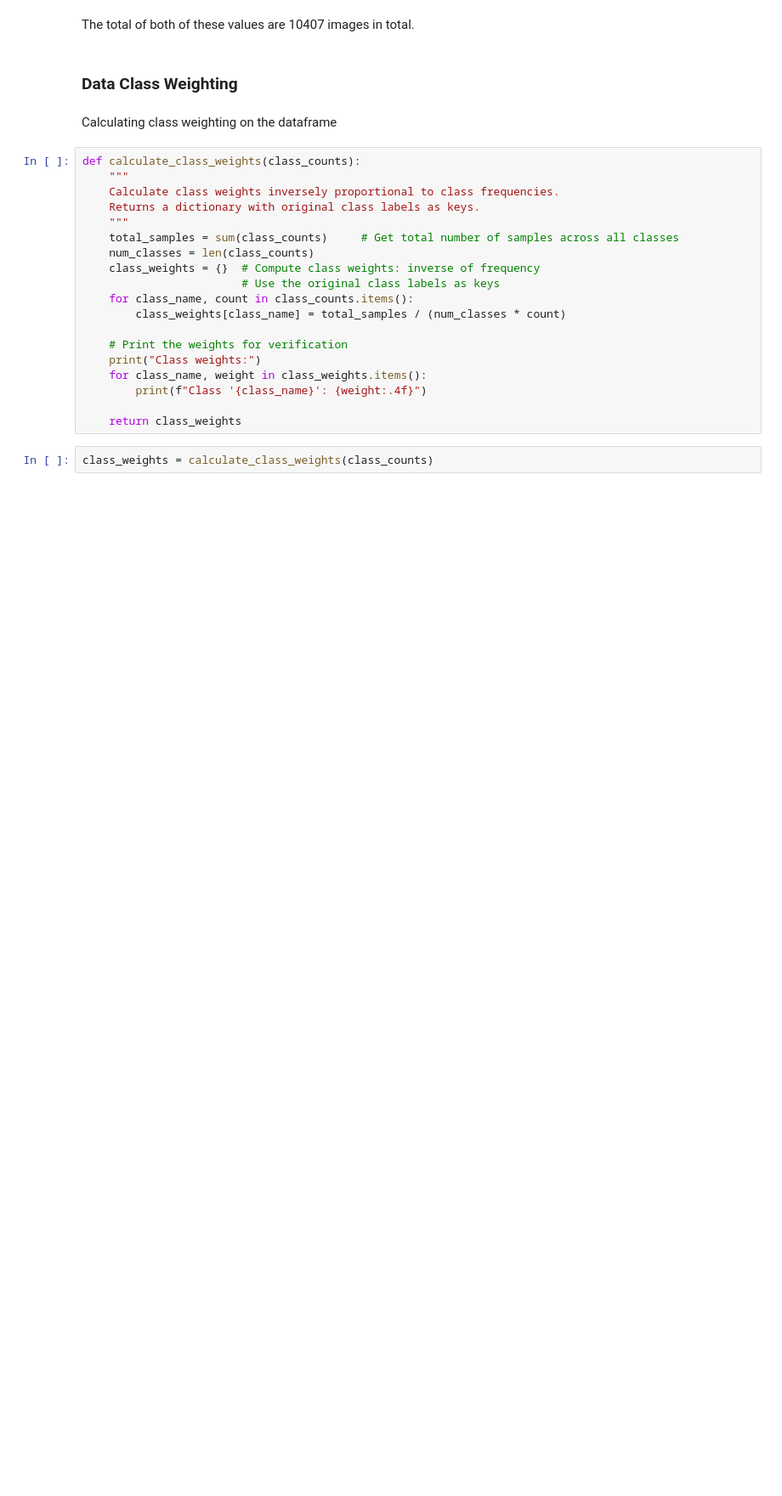
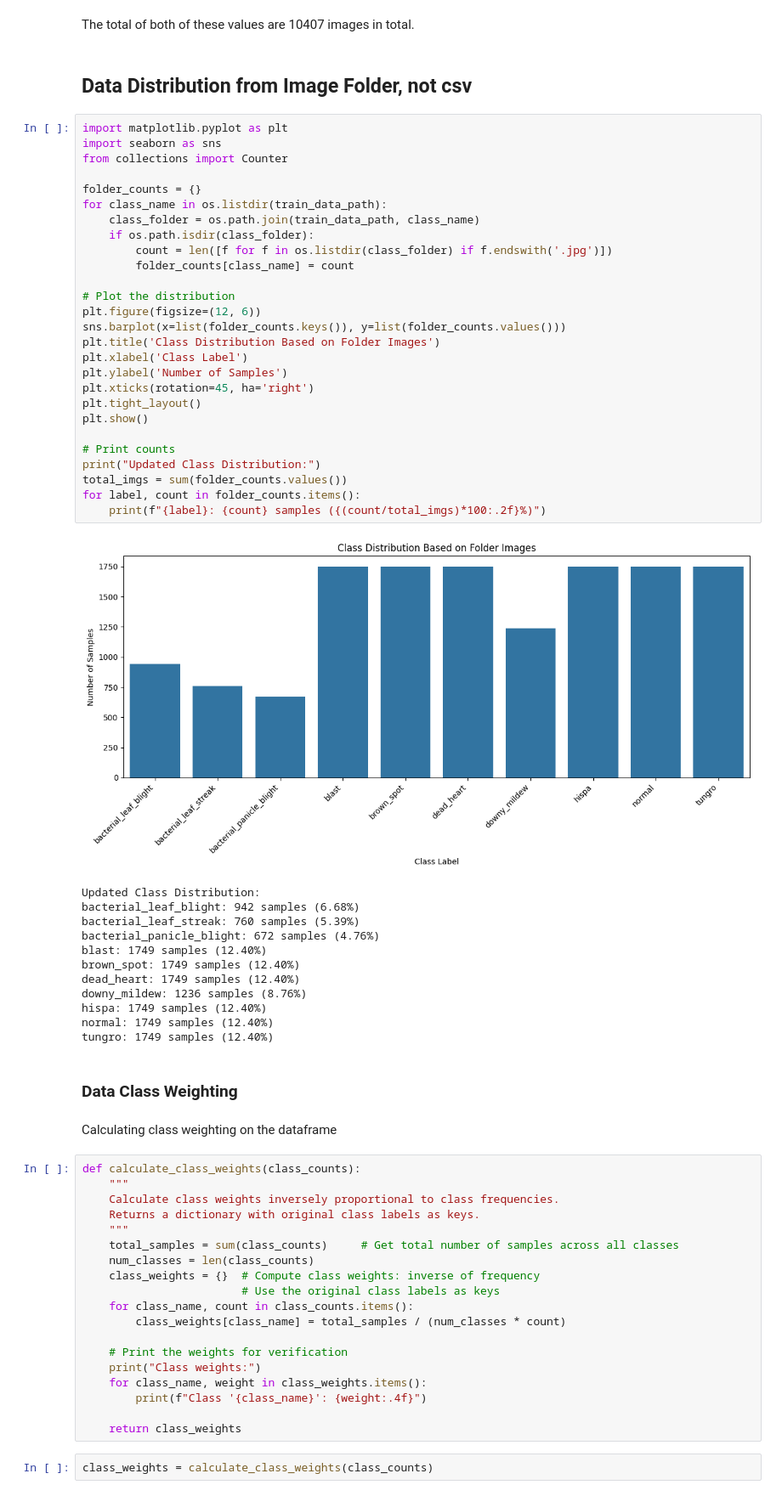
Before and after one commit to Cecil-B-Liv/WheatClassification, a Jupyter notebook: model/Task1_WheatDisease.ipynb, the cells around one changed output. Shown at 85% size. Drawn from its saved outputs; the diff is of its cells as text; blank space fills up the shorter version.

Commit message:
some changes, not ready for training

```diff
--- a/model/Task1_WheatDisease.ipynb
+++ b/model/Task1_WheatDisease.ipynb
@@ -486,5 +446,47 @@ Found 2062 images belonging to 10 classes.
 # %% [markdown]
 The total of both of these values are 10407 images in total.
+# %% [markdown]
+## Data Distribution from Image Folder, not csv
+# %%
+import matplotlib.pyplot as plt
+import seaborn as sns
+from collections import Counter
+
+folder_counts = {}
+for class_name in os.listdir(train_data_path):
+    class_folder = os.path.join(train_data_path, class_name)
+    if os.path.isdir(class_folder):
+        count = len([f for f in os.listdir(class_folder) if f.endswith('.jpg')])
+        folder_counts[class_name] = count
+
+# Plot the distribution
+plt.figure(figsize=(12, 6))
+sns.barplot(x=list(folder_counts.keys()), y=list(folder_counts.values()))
+plt.title('Class Distribution Based on Folder Images')
+plt.xlabel('Class Label')
+plt.ylabel('Number of Samples')
+plt.xticks(rotation=45, ha='right')
+plt.tight_layout()
+plt.show()
+
+# Print counts
+print("Updated Class Distribution:")
+total_imgs = sum(folder_counts.values())
+for label, count in folder_counts.items():
+    print(f"{label}: {count} samples ({(count/total_imgs)*100:.2f}%)")
+# %% [output]
+[figure, added]
+Updated Class Distribution:
+bacterial_leaf_blight: 942 samples (6.68%)
+bacterial_leaf_streak: 760 samples (5.39%)
+bacterial_panicle_blight: 672 samples (4.76%)
+blast: 1749 samples (12.40%)
+brown_spot: 1749 samples (12.40%)
+dead_heart: 1749 samples (12.40%)
+downy_mildew: 1236 samples (8.76%)
+hispa: 1749 samples (12.40%)
+normal: 1749 samples (12.40%)
+tungro: 1749 samples (12.40%)
 # %% [markdown]
 ### Data Class Weighting
 # %% [markdown]
```
Also changed, not shown: parts of 19 cells of this notebook, 2 other files.
